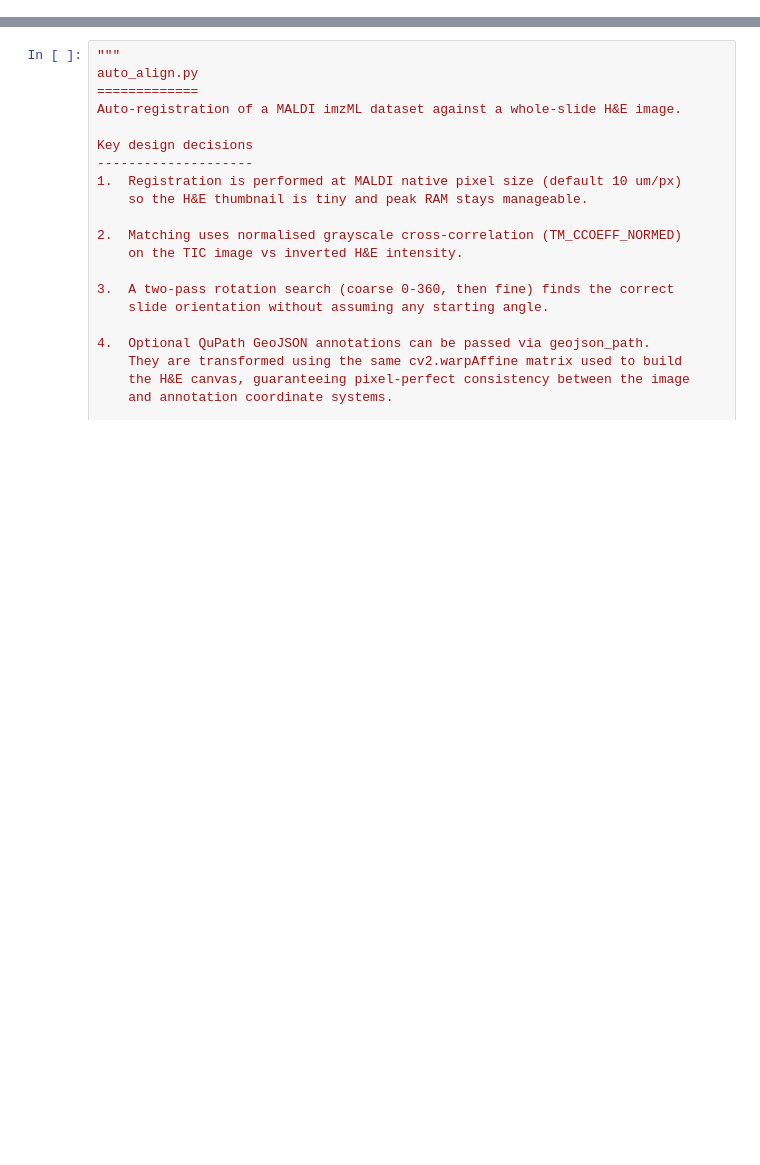
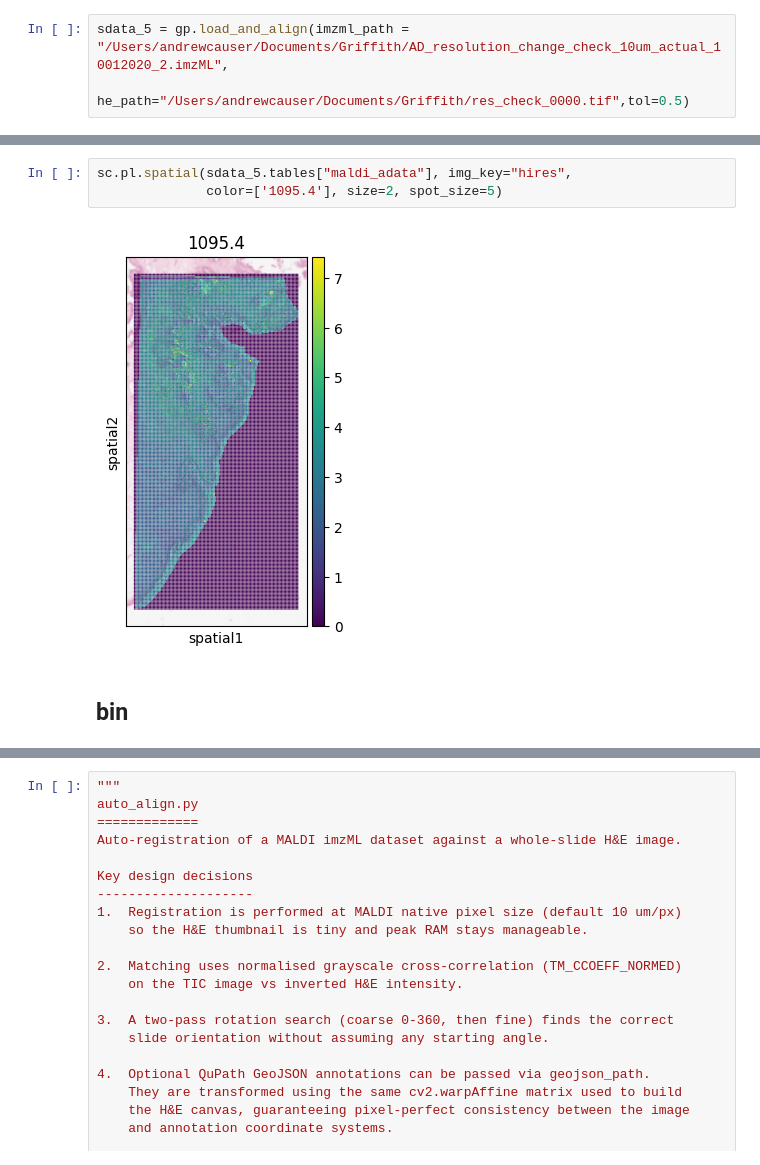
Before and after one commit to agc888/goatpy, a Jupyter notebook: Tutorial/align_test.ipynb, the cells around one changed output, grey strips where cells are left out. Drawn from its saved outputs; the diff is of its cells as text; blank space fills up the shorter version.

```diff
--- a/Tutorial/align_test.ipynb
+++ b/Tutorial/align_test.ipynb
@@ -0,0 +11,3 @@
+# %%
+sdata_5 = gp.load_and_align(imzml_path = "/Users/andrewcauser/Documents/Griffith/AD_resolution_change_check_10um_actual_10012020_2.imzML",
+                          he_path="/Users/andrewcauser/Documents/Griffith/res_check_0000.tif",tol=0.5)
@@ -0,0 +94,7 @@
+# %%
+sc.pl.spatial(sdata_5.tables["maldi_adata"], img_key="hires",
+              color=['1095.4'], size=2, spot_size=5)
+# %% [output]
+[figure, added]
+# %% [markdown]
+## bin
```
Also changed, not shown: parts of 28 cells of this notebook, 4 other files.
